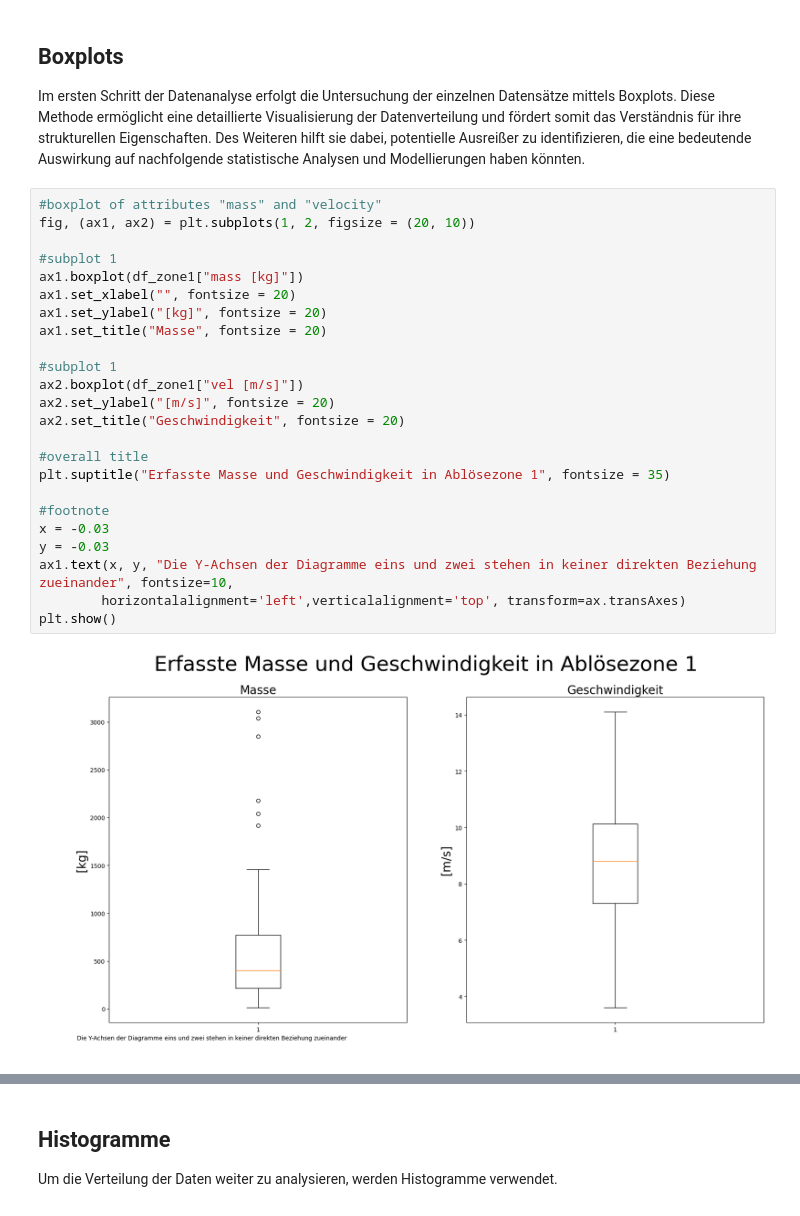
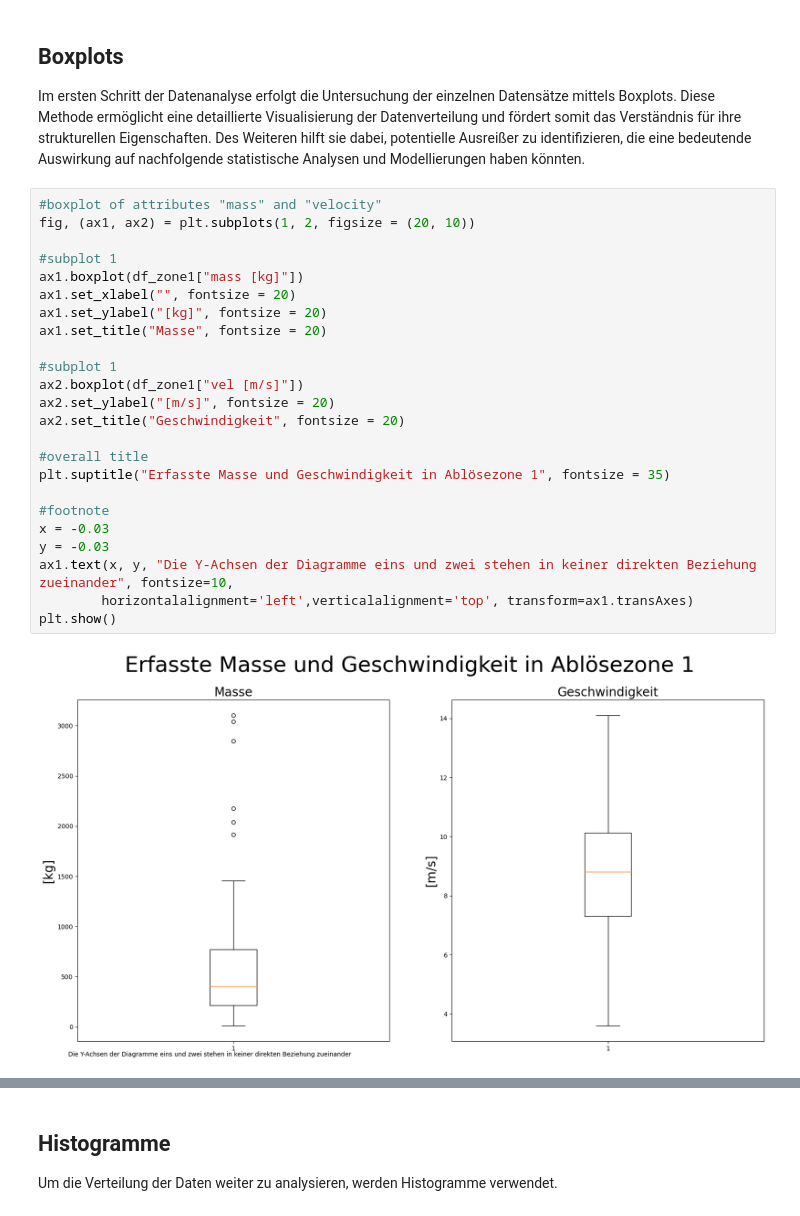
Before and after one commit to ChristianHeeb/cwm1_challenge, a Jupyter notebook: 01_notebook/notebook.ipynb, the cells around one changed output, grey strips where cells are left out. Saved outputs shown, nothing was run; the diff lists cells and outputs as text.

```diff
--- a/01_notebook/notebook.ipynb
+++ b/01_notebook/notebook.ipynb
@@ -295,29 +294,29 @@ Im ersten Schritt der Datenanalyse erfolgt die Untersuchung der einzelnen Datens
 # %%
 #boxplot of attributes "mass" and "velocity"
 fig, (ax1, ax2) = plt.subplots(1, 2, figsize = (20, 10))
 
 #subplot 1
 ax1.boxplot(df_zone1["mass [kg]"])
 ax1.set_xlabel("", fontsize = 20)
 ax1.set_ylabel("[kg]", fontsize = 20)
 ax1.set_title("Masse", fontsize = 20)
 
 #subplot 1
 ax2.boxplot(df_zone1["vel [m/s]"])
 ax2.set_ylabel("[m/s]", fontsize = 20)
 ax2.set_title("Geschwindigkeit", fontsize = 20)
 
 #overall title
 plt.suptitle("Erfasste Masse und Geschwindigkeit in Ablösezone 1", fontsize = 35)
 
 #footnote
 x = -0.03
 y = -0.03
 ax1.text(x, y, "Die Y-Achsen der Diagramme eins und zwei stehen in keiner direkten Beziehung zueinander", fontsize=10,
-        horizontalalignment='left',verticalalignment='top', transform=ax.transAxes)
+        horizontalalignment='left',verticalalignment='top', transform=ax1.transAxes)
 plt.show()
 # %% [output]
-[figure, old version]
+[figure, new version]
 # %%
 #boxplot of attributes "mass" and "velocity"
 fig, (ax1, ax2) = plt.subplots(1, 2, figsize = (20, 10))
```
Also changed, not shown: parts of 24 cells of this notebook.
